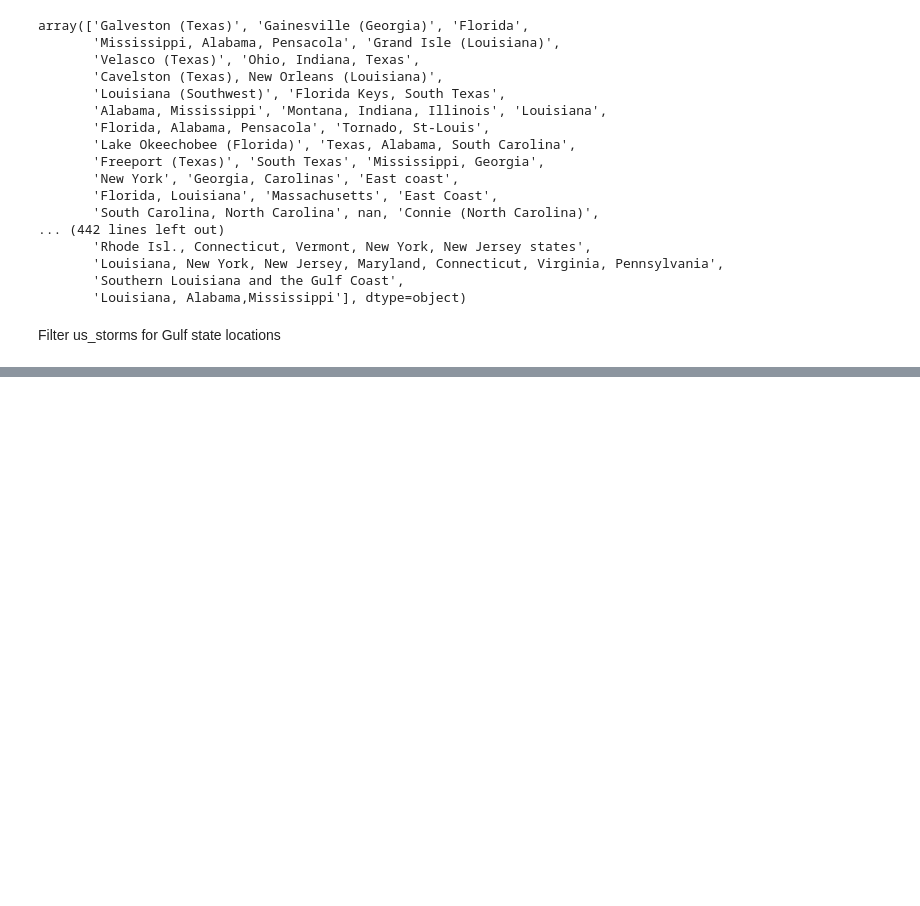
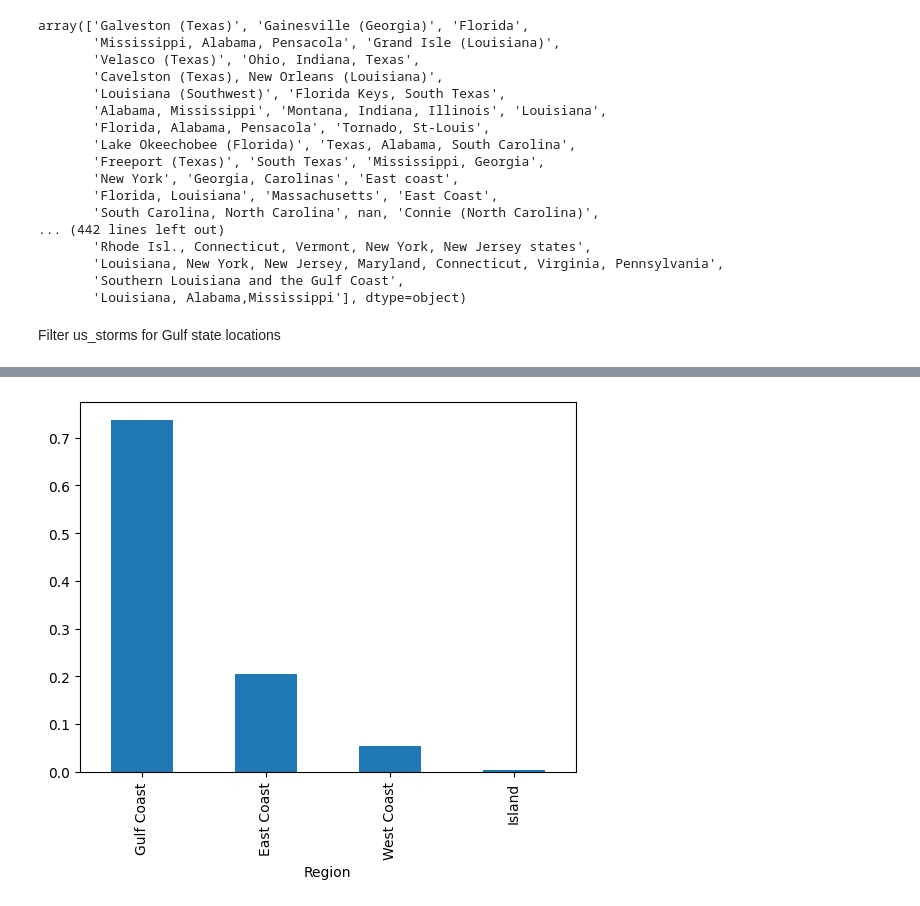
Before and after one commit to argearhart/beach, a Jupyter notebook: disasters.ipynb, the cells around one changed output, grey strips where cells are left out. Saved outputs shown, nothing was run; the diff lists cells and outputs as text; code cells hidden in the pictures; blank space fills up the shorter version.

```diff
--- a/disasters.ipynb
+++ b/disasters.ipynb
@@ -134,0 +112,12 @@ us_storms.to_csv('data/us_storms.csv', index=False)
+# %%
+
+# Drop the 'Region' column from the DataFrame to prevent conflict with merges to other data
+storm_df_dropped = storm_df.drop('Region', axis=1)
+
+# Filter the DataFrame for rows where 'ISO' equals 'USA' and make a copy
+us_storms = storm_df_dropped[storm_df_dropped['ISO'] == 'USA'].copy()
+
+print(us_storms)
+
+# Save the DataFrame to a CSV file
+us_storms.to_csv('data/us_storms.csv', index=False)
@@ -279,2 +324,3 @@ Ohio, Indiana, Texas -> IN, OH, TX
 # %%
-us_storms['State_Abbreviations'] = us_storms['Location'].apply(extract_states)
+us_storms['State'] = us_storms['Location'].apply(extract_states)
+print(us_storms)
@@ -315,0 +361,4 @@ memory usage: 133.6+ KB
+# %%
+from categorizeregion import add_region_column
+
+us_storms = add_region_column(us_storms)
@@ -315,0 +375,12 @@ memory usage: 133.6+ KB
+# %%
+us_storms = us_storms[us_storms['Region'] != 'Other']
+
+us_storms['Region'].value_counts()
+us_storms['Region'].value_counts(normalize=True)
+us_storms['Region'].value_counts(normalize=True).plot(kind='bar')
+plt.show()
+
+
+us_storms.to_excel('data/cleanusstorms.xlsx', index=False)
+# %% [output]
+[figure, added]
```
Also changed, not shown: parts of 11 cells of this notebook, 14 other files.
